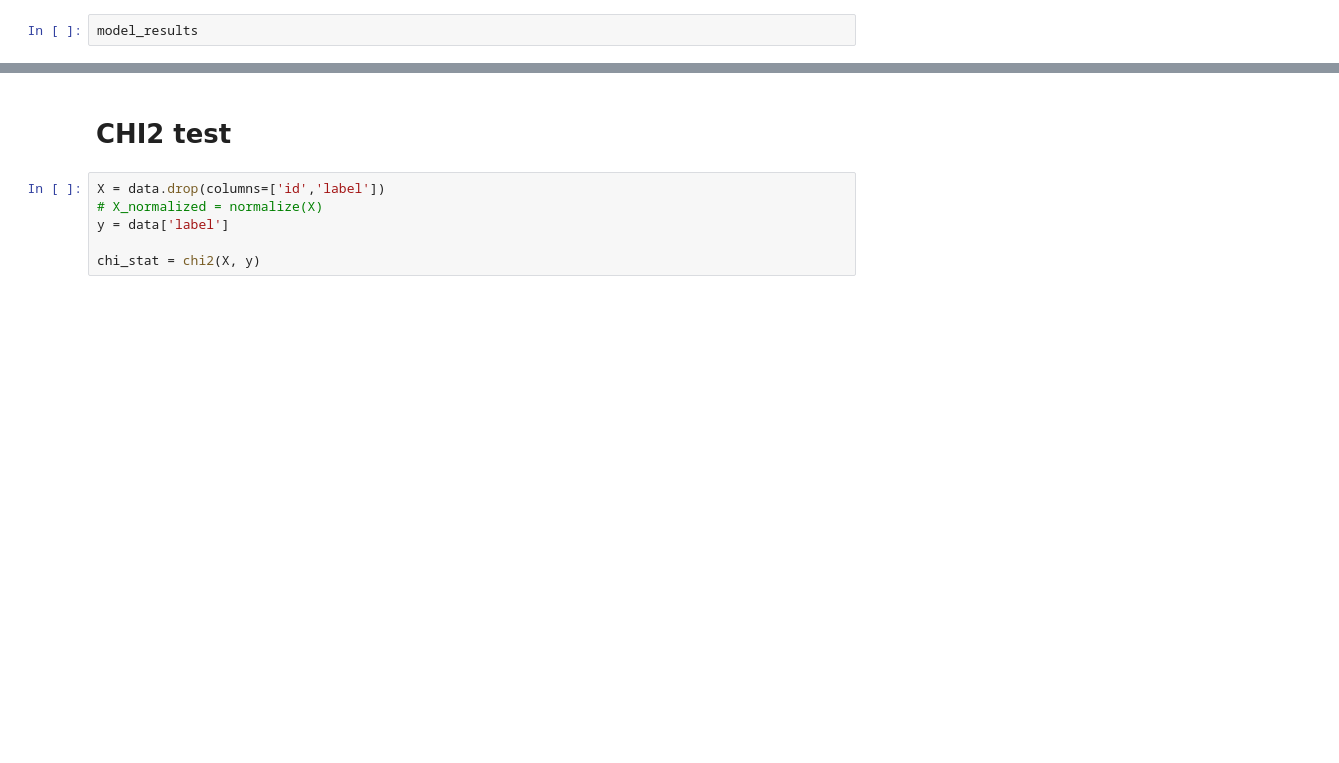
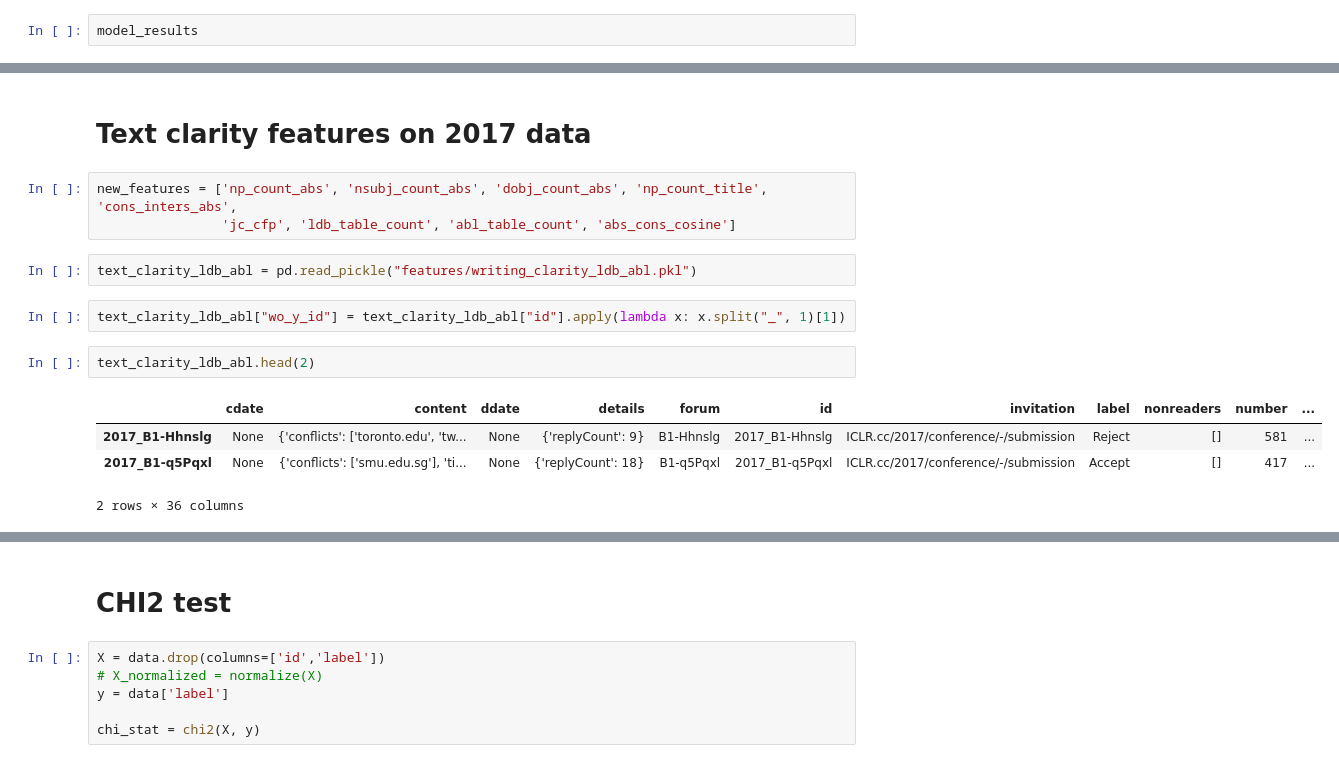
Before and after one commit to shruti-singh/PaperAcceptancePrediction, a Jupyter notebook: shruti/AllModels2017BaselinePart3Simpliied.ipynb, the cells around one changed output, grey strips where cells are left out. Saved outputs shown, nothing was run; the diff lists cells and outputs as text; blank space fills up the shorter version.

```diff
--- a/shruti/AllModels2017BaselinePart3Simpliied.ipynb
+++ b/shruti/AllModels2017BaselinePart3Simpliied.ipynb
@@ -161,0 +266,16 @@ model_results
+# %% [markdown]
+# Text clarity features on 2017 data
+# %%
+new_features = ['np_count_abs', 'nsubj_count_abs', 'dobj_count_abs', 'np_count_title', 'cons_inters_abs',
+                'jc_cfp', 'ldb_table_count', 'abl_table_count', 'abs_cons_cosine']
+# %%
+text_clarity_ldb_abl = pd.read_pickle("features/writing_clarity_ldb_abl.pkl")
+# %%
+text_clarity_ldb_abl["wo_y_id"] = text_clarity_ldb_abl["id"].apply(lambda x: x.split("_", 1)[1])
+# %%
+text_clarity_ldb_abl.head(2)
+# %% [output]
+|  | cdate | content | ddate | details | forum | id | invitation | label | nonreaders | number | ... |
+| 2017_B1-Hhnslg | None | {'conflicts': ['toronto.edu', 'tw... | None | {'replyCount': 9} | B1-Hhnslg | 2017_B1-Hhnslg | ICLR.cc/2017/conference/-/submission | Reject | [] | 581 | ... |
+| 2017_B1-q5Pqxl | None | {'conflicts': ['smu.edu.sg'], 'ti... | None | {'replyCount': 18} | B1-q5Pqxl | 2017_B1-q5Pqxl | ICLR.cc/2017/conference/-/submission | Accept | [] | 417 | ... |
+2 rows × 36 columns
```
Also changed, not shown: parts of 12 cells of this notebook, 3 other files.
